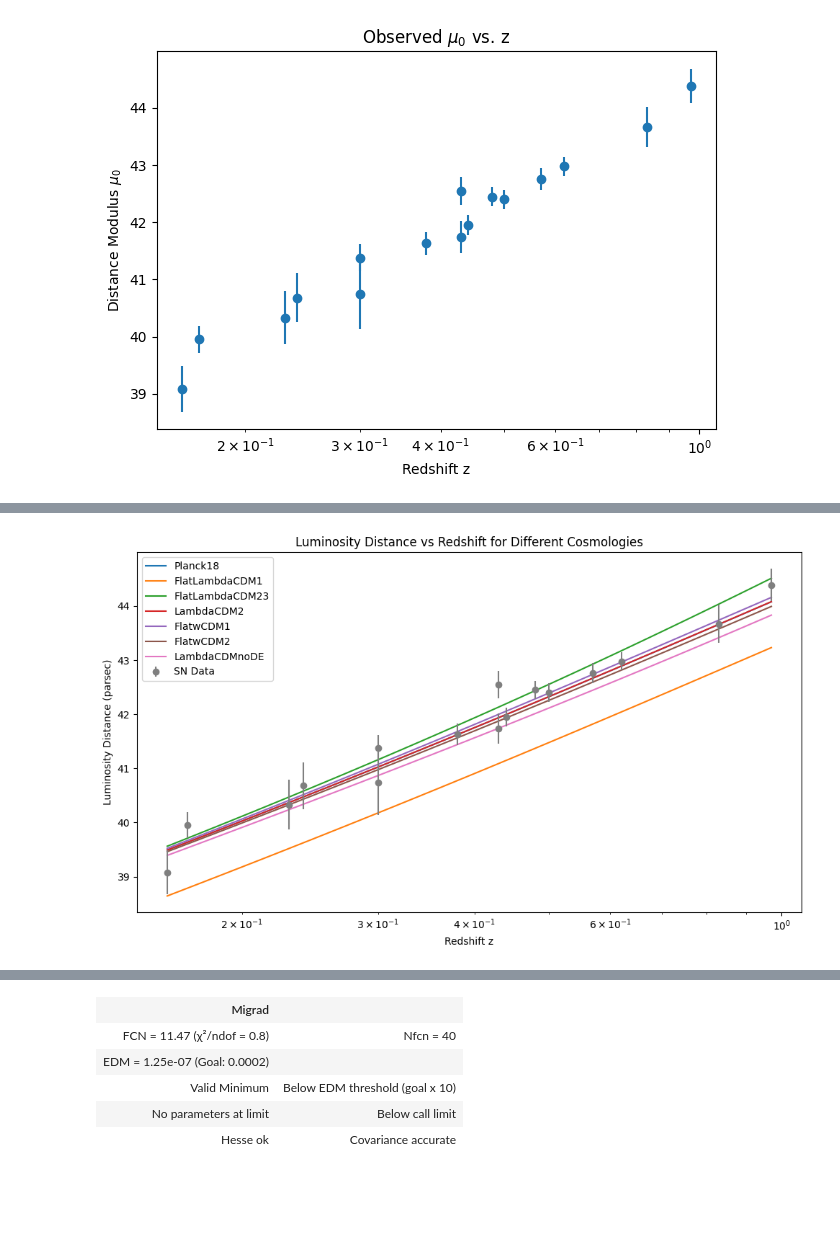
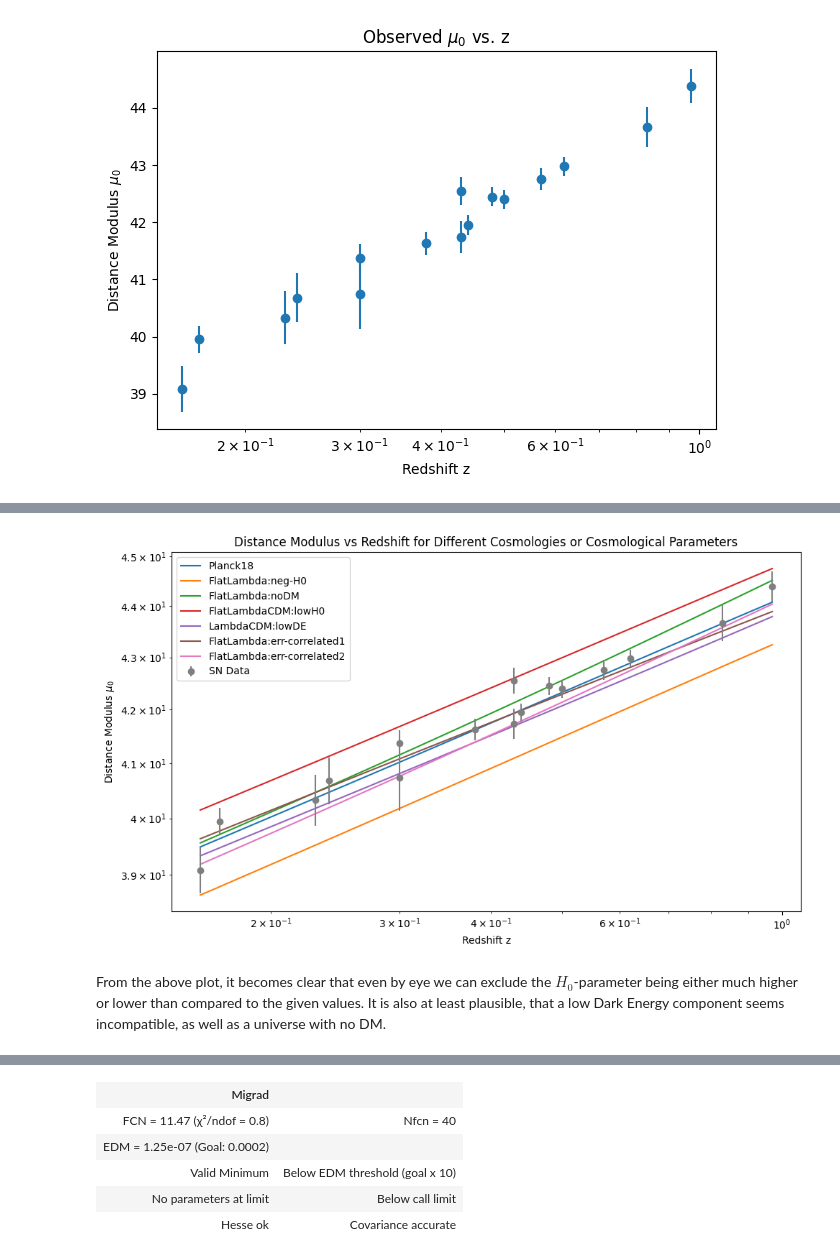
Before and after one commit to jgassert/astropy2-tutorial, a Jupyter notebook: solution.ipynb, the cells around one changed output, grey strips where cells are left out. Drawn from its saved outputs; the diff is of its cells as text; code cells hidden in the pictures; blank space fills up the shorter version.

```diff
--- a/solution.ipynb
+++ b/solution.ipynb
@@ -95,33 +156,35 @@ plt.show()
 # %%
 # Define different cosmologies
 cosmologies = {
-    'Planck18': cosmo,
-    'FlatLambdaCDM1': FlatLambdaCDM(H0=100, Om0=0.30966),
-    'FlatLambdaCDM23': FlatLambdaCDM(H0=67.66, Om0=0.049),
-    'LambdaCDM2': LambdaCDM(H0=67.66, Om0=0.30966, Ode0 = 0.69),
-    'FlatwCDM1': FlatwCDM(H0=67.66, Om0=0.308, w0=-1.2),
-    'FlatwCDM2': FlatwCDM(H0=67.66, Om0=0.308, w0=-0.8),
-    'LambdaCDMnoDE': LambdaCDM(H0 = 67.66, Om0 = 0.308, Ode0=0),
+    'Planck18': planck, # not plotting WMAP here because quite similar to planck
+    'FlatLambda:neg-H0': FlatLambdaCDM(H0=-100, Om0=0.30), # negative Hubble parameter! -> takes absolute value and therefore rather high...
+    'FlatLambda:noDM': FlatLambdaCDM(H0=67.66, Om0=0.049), # no dark matter (i.e. Om0 = Ob0)
+    'FlatLambdaCDM:lowH0': FlatLambdaCDM(H0=50, Om0=0.30),
+    'LambdaCDM:lowDE': LambdaCDM(H0 = 70, Om0 = 0.3, Ode0 = 0.1),
+    'FlatLambda:err-correlated1': FlatLambdaCDM(H0=60, Om0=0.8),
+    'FlatLambda:err-correlated2': FlatLambdaCDM(H0=80, Om0=0.1),
 }
 
 # Calculate luminosity distances for each cosmology
 distmods_cosmologies = {}
 for name, cos in cosmologies.items():
     distmods_cosmologies[name] = cos.distmod(zs)
 
 # Plot the luminosity distance vs redshift for each cosmology
 plt.figure(figsize=(10, 6))
 for name, mu in distmods_cosmologies.items():
     plt.plot(zs, mu, label=name)
 plt.errorbar(SN_data['Z'], SN_data['mu_0'], yerr = SN_data['mu_0_err'], fmt = 'o', label='SN Data')
 plt.xlabel('Redshift z')
-plt.ylabel('Luminosity Distance (parsec)')
-plt.title('Luminosity Distance vs Redshift for Different Cosmologies')
+plt.ylabel(r'Distance Modulus $\mu_0$')
+plt.title('Distance Modulus vs Redshift for Different Cosmologies or Cosmological Parameters')
 plt.legend()
 plt.xscale("log")
-#plt.yscale("log")
+plt.yscale("log")
 plt.tight_layout()
 plt.show()
 # %% [output]
-[figure, old version]
+[figure, new version]
+# %% [markdown]
+From the above plot, it becomes clear that even by eye we can exclude the $H_0$-parameter being either much higher or lower than compared to the given values. It is also at least plausible, that a low Dark Energy component seems incompatible, as well as a universe with no DM.
 # %% [markdown]
```
Also changed, not shown: parts of 30 cells of this notebook, 2 other files.
